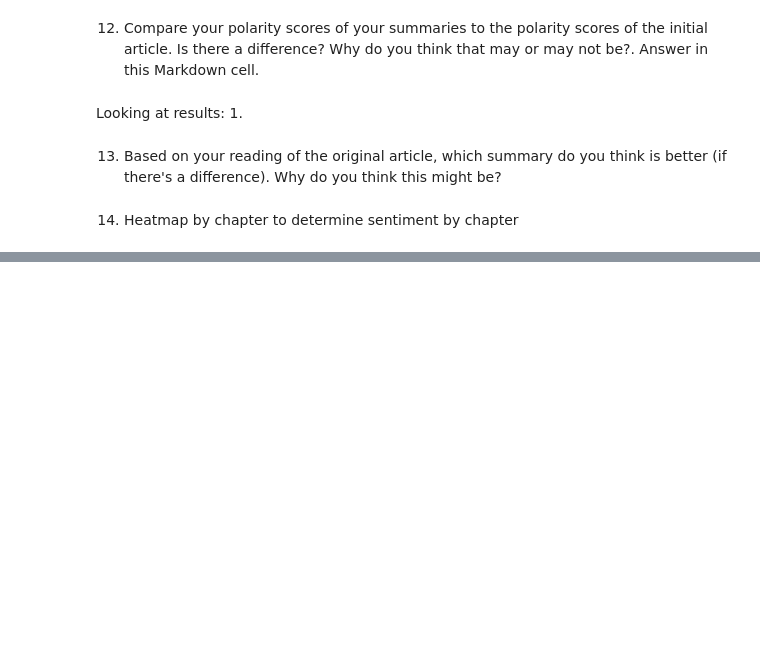
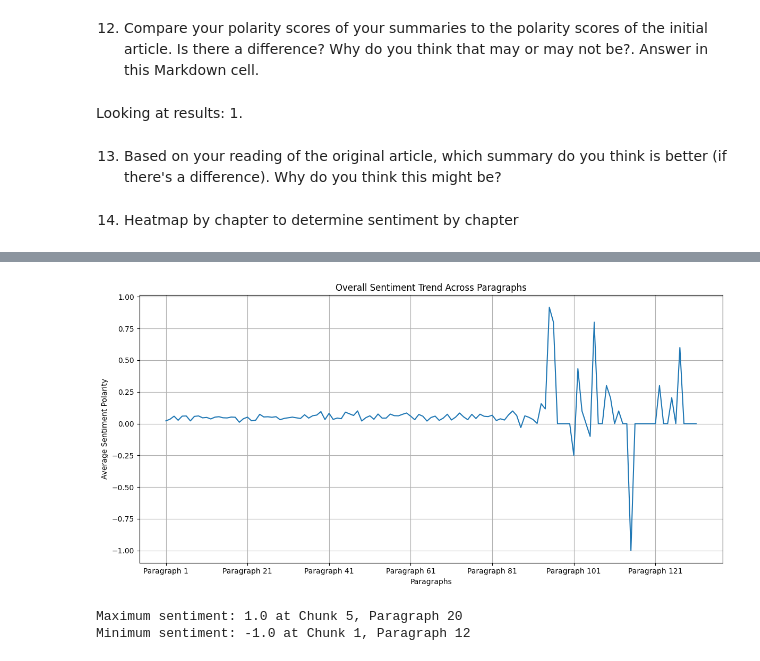
Before and after one commit to JBtallgrass/wm-nlp-07, a Jupyter notebook: article-summarizer.ipynb, the cells around one changed output, grey strips where cells are left out. Saved outputs shown, nothing was run; the diff lists cells and outputs as text; code cells hidden in the pictures; blank space fills up the shorter version.

```diff
--- a/article-summarizer.ipynb
+++ b/article-summarizer.ipynb
@@ -800,0 +941,28 @@ plt.show()
+# %%
+# Compute the overall trend of sentiment across paragraphs
+overall_sentiment = heatmap_df.mean(axis=0)
+
+# Plot overall sentiment trend
+plt.figure(figsize=(12, 6))
+overall_sentiment.plot(kind="line", title="Overall Sentiment Trend Across Paragraphs")
+plt.xlabel("Paragraphs")
+plt.ylabel("Average Sentiment Polarity")
+plt.grid()
+plt.tight_layout()
+plt.savefig("overall_sentiment_trend.png", dpi=300)
+plt.show()
+# %% [output]
+[figure, added]
+# %%
+# Find the chunks and paragraphs with the maximum and minimum sentiment scores
+max_sentiment = heatmap_df.max().max()
+min_sentiment = heatmap_df.min().min()
+
+max_position = np.unravel_index(np.nanargmax(heatmap_data), heatmap_data.shape)
+min_position = np.unravel_index(np.nanargmin(heatmap_data), heatmap_data.shape)
+
+print(f"Maximum sentiment: {max_sentiment} at Chunk {max_position[0] + 1}, Paragraph {max_position[1] + 1}")
+print(f"Minimum sentiment: {min_sentiment} at Chunk {min_position[0] + 1}, Paragraph {min_position[1] + 1}")
+# %% [output]
+Maximum sentiment: 1.0 at Chunk 5, Paragraph 20
+Minimum sentiment: -1.0 at Chunk 1, Paragraph 12
```
Also changed, not shown: parts of 28 cells of this notebook, 9 other files.
